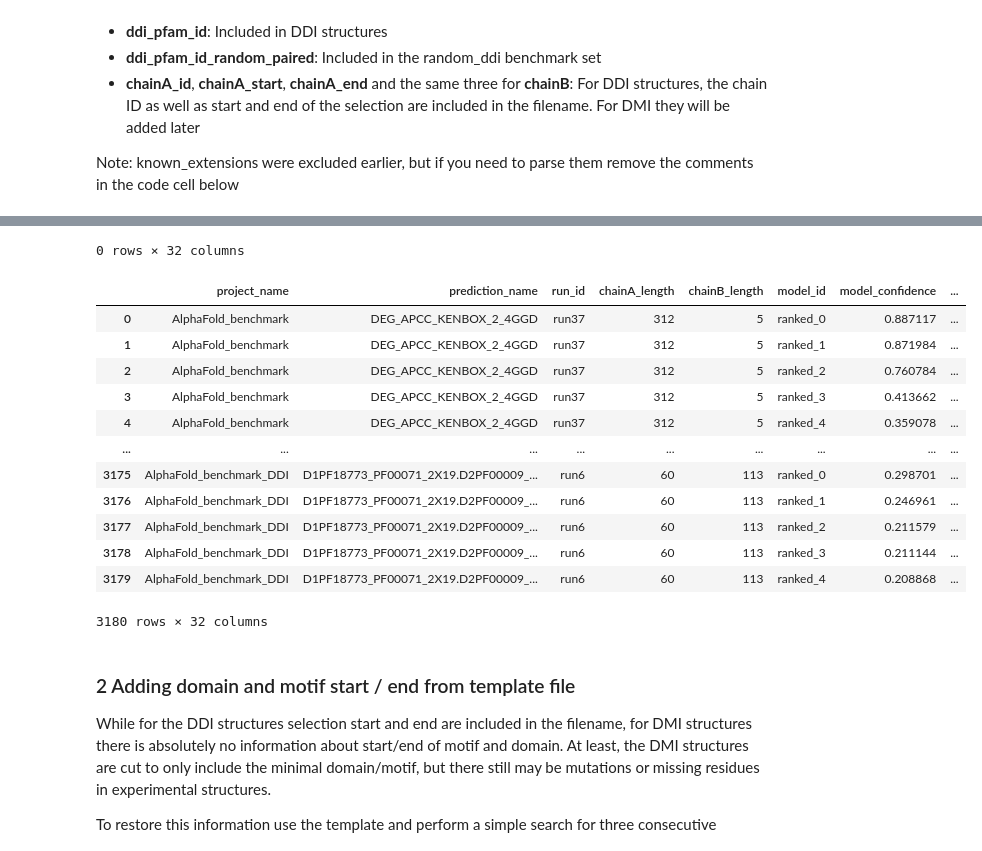
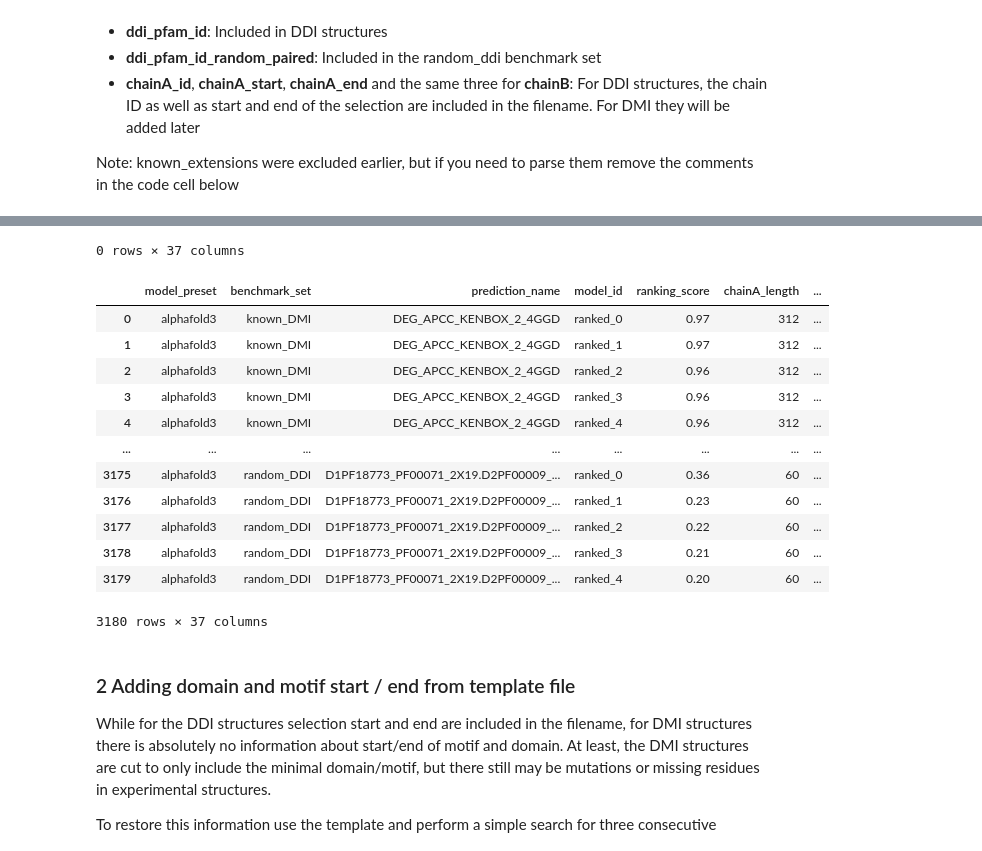
Before and after one commit to andreasmz/bachelorthesis, a Jupyter notebook: src/parsing AF output.ipynb, the cells around one changed output, grey strips where cells are left out. Saved outputs shown, nothing was run; the diff lists cells and outputs as text; code cells hidden in the pictures.

```diff
--- a/src/parsing AF output.ipynb
+++ b/src/parsing AF output.ipynb
@@ -41,10 +52,22 @@ class bcolors:
 # %%
 # Settings
 
+# Which AF output should be parsed
+af_mode: Literal["AF2", "AF3"] = "AF3"
+
 # Path to resource folder with the structures and metadata tables
 path_resources = Path(r"D:\Eigene Datein\dev\Uni\JGU Bio Bachelorthesis\Daten\resources")
-# Which AF output should be parsed
-af_mode: Literal["AF2", "AF3"] = "AF2"
+# Path to the Luck Drive folder (used for ipSAE metric to get the json file)
+path_AF_luck_drive = Path(r"L:\imb-luckgr2\projects\AlphaFold")
+if af_mode == "AF3":
+    path_AF_luck_drive = path_AF_luck_drive / "AlphaFold3"
 
+# Paths to the local folders
 path_AF = path_resources / af_mode
 path_solved = path_resources / "solved"
+
+# The path to the ipsae.py
+path_ipsae_script = Path("../code ressources/ipsae.py")
+
+# If set to true, load the previous dataframe
+load_previous = True
@@ -100,7 +190,7 @@ display(dataAF)
 # %%
 # Read in solved structure data
 
-dataSolved = pd.DataFrame(columns=["set", "PDB_id", "ddi_pfam_id", "path", "chainA_id", "chainB_id"])
+dataSolved = pd.DataFrame(columns=["set", "PDB_id", "DDI_pfam_id", "path", "chainA_id", "chainB_id"])
 
 # DMI
 for structure_file in [p for p in Path(path_solved / "DMI").iterdir() if p.is_file() and p.suffix == ".pdb"]:
@@ -113,7 +203,7 @@ for structure_file in [p for p in Path(path_solved / "DDI").iterdir() if p.is_fi
     pdb_id = structure_file.name.split("_")[2]
     chainA_id = structure_file.name.split("_")[3][0]
     chainB_id = structure_file.name.split("_")[3][1]
-    dataSolved.loc[len(dataSolved)] = {"set" : "DDI", "PDB_id": pdb_id, "ddi_pfam_id": ddi_pfam_id, "path": structure_file.relative_to(path_solved), "chainA_id": chainA_id, "chainB_id": chainB_id}
+    dataSolved.loc[len(dataSolved)] = {"set" : "DDI", "PDB_id": pdb_id, "DDI_pfam_id": ddi_pfam_id, "path": structure_file.relative_to(path_solved), "chainA_id": chainA_id, "chainB_id": chainB_id}
 
 display(dataSolved)
 # %% [output]
@@ -155,10 +245,10 @@ regex_ddi_random = r"^D1([^\W_]+_[^\W_]+)_(\w{4}).D2([^\W_]+_[^\W_]+)_(\w{4})$"
 
 dataAF["PDB_id"] = None
 dataAF["ELM_instance"] = None
-dataAF["ddi_pfam_id"] = None
+dataAF["DDI_pfam_id"] = None
 dataAF["PDB_id_random_paired"] = None
 dataAF["ELM_instance_random_paired"] = None
-dataAF["ddi_pfam_id_random_paired"] = None
+dataAF["DDI_pfam_id_random_paired"] = None
 dataAF["sequence_initial"] = None
 dataAF["sequence_mutated"] = None
 # known_extensions have not been run. Therefore exclude them here but keep the code for them
@@ -195,6 +285,14 @@ for i, row in dataAF.iterrows():
             sequence = r.groups()[2]
             sequence_f = r.groups()[3]
             chain1_letter, chain2_letter = "A", "B"
+
+            if af_mode == "AF3":
+                assert len(sequence) == len(sequence_f)
+                num_mutations = 0
+                for n in range(len(sequence)):
+                    if sequence[n] != sequence_f[n]:
+                        num_mutations += 1
+                dataAF.at[i, "num_mutations"] = num_mutations
     #elif benchmark_set == "known_extension":
     #    if (r := re.search(regex_known_extension_DMI, row["prediction_name"])) is not None and len(r.groups()) == 9:
     #        elm_instance = r.groups()[0]
@@ -223,7 +321,7 @@ for i, row in dataAF.iterrows():
             ddi_pfam_id_random_paired = r.groups()[2]
             pdb_id_2 = r.groups()[3]
     else:
-        raise RuntimeError(f"Regex failed on {row['pdb_id']}")
+        raise RuntimeError(f"Regex failed on {row['prediction_name']}")
 
     dataAF.at[i, "PDB_id"] =  pdb_id
     dataAF.at[i, "PDB_id_random_paired"] =  pdb_id_2
@@ -235,23 +333,23 @@ for i, row in dataAF.iterrows():
     #dataAF.at[i, "known_extension_domain"] =  known_extensionD
     dataAF.at[i, "chainA_id"] =  chain1_letter
     dataAF.at[i, "chainB_id"] =  chain2_letter
-    dataAF.at[i, "ddi_pfam_id"] =  ddi_pfam_id
-    dataAF.at[i, "ddi_pfam_id_random_paired"] =  ddi_pfam_id_random_paired
-    dataAF.at[i, "chainA_start"] =  c1_start
-    dataAF.at[i, "chainA_end"] =  c1_end
-    dataAF.at[i, "chainB_start"] =  c2_start
-    dataAF.at[i, "chainB_end"] =  c2_end
+    dataAF.at[i, "DDI_pfam_id"] =  ddi_pfam_id
+    dataAF.at[i, "DDI_pfam_id_random_paired"] =  ddi_pfam_id_random_paired
+    dataAF.at[i, "chainA_start"] =  int(c1_start)
+    dataAF.at[i, "chainA_end"] =  int(c1_end)
+    dataAF.at[i, "chainB_start"] =  int(c2_start)
+    dataAF.at[i, "chainB_end"] =  int(c2_end)
 
 # The chain ids as well as start and end residues for the random DDI can be obtained from the known DDI
 for i, row in dataAF[dataAF["benchmark_set"] == "random_DDI"].iterrows():
     prediction_name = row["prediction_name"]
     pdb_id, pdb_id_2 = row["PDB_id"], row["PDB_id_random_paired"]
-    ddi_pfam_id, ddi_pfam_id_2 = row["ddi_pfam_id"], row["ddi_pfam_id_random_paired"]
+    ddi_pfam_id, ddi_pfam_id_2 = row["DDI_pfam_id"], row["DDI_pfam_id_random_paired"]
 
-    if len(list((_row1 := dataAF[np.logical_and(dataAF["benchmark_set"] == "known_DDI", np.logical_and(dataAF["PDB_id"] == pdb_id, dataAF["ddi_pfam_id"] == ddi_pfam_id))])["chainA_id"])) == 0:
+    if len(list((_row1 := dataAF[np.logical_and(dataAF["benchmark_set"] == "known_DDI", np.logical_and(dataAF["PDB_id"] == pdb_id, dataAF["DDI_pfam_id"] == ddi_pfam_id))])["chainA_id"])) == 0:
         print(f"Can't find {pdb_id} from {prediction_name} (random_ddi, chain A) in the known_DDI set")
         continue
-    if len(list((_row2 := dataAF[np.logical_and(dataAF["benchmark_set"] == "known_DDI", np.logical_and(dataAF["PDB_id"] == pdb_id_2, dataAF["ddi_pfam_id"] == ddi_pfam_id_2))])["chainB_id"])) == 0:
+    if len(list((_row2 := dataAF[np.logical_and(dataAF["benchmark_set"] == "known_DDI", np.logical_and(dataAF["PDB_id"] == pdb_id_2, dataAF["DDI_pfam_id"] == ddi_pfam_id_2))])["chainB_id"])) == 0:
         print(f"Can't find {pdb_id_2} from {prediction_name} (random_ddi, chain B) in the known_DDI set")
         continue
     dataAF.at[i, "chainA_id"] = list(_row1["chainA_id"])[0]
@@ -285,17 +383,17 @@ Can't find 5OOL from D1PF14978_PF00327_5OOL.D2PF15985_PF10175_6D6Q (random_ddi,
-0 rows × 32 columns
+0 rows × 37 columns
-|  | project_name | prediction_name | run_id | chainA_length | chainB_length | model_id | model_confidence | ... |
-| 0 | AlphaFold_benchmark | DEG_APCC_KENBOX_2_4GGD | run37 | 312 | 5 | ranked_0 | 0.887117 | ... |
-| 1 | AlphaFold_benchmark | DEG_APCC_KENBOX_2_4GGD | run37 | 312 | 5 | ranked_1 | 0.871984 | ... |
-| 2 | AlphaFold_benchmark | DEG_APCC_KENBOX_2_4GGD | run37 | 312 | 5 | ranked_2 | 0.760784 | ... |
-| 3 | AlphaFold_benchmark | DEG_APCC_KENBOX_2_4GGD | run37 | 312 | 5 | ranked_3 | 0.413662 | ... |
-| 4 | AlphaFold_benchmark | DEG_APCC_KENBOX_2_4GGD | run37 | 312 | 5 | ranked_4 | 0.359078 | ... |
-| ... | ... | ... | ... | ... | ... | ... | ... | ... |
-| 3175 | AlphaFold_benchmark_DDI | D1PF18773_PF00071_2X19.D2PF00009_... | run6 | 60 | 113 | ranked_0 | 0.298701 | ... |
-| 3176 | AlphaFold_benchmark_DDI | D1PF18773_PF00071_2X19.D2PF00009_... | run6 | 60 | 113 | ranked_1 | 0.246961 | ... |
-| 3177 | AlphaFold_benchmark_DDI | D1PF18773_PF00071_2X19.D2PF00009_... | run6 | 60 | 113 | ranked_2 | 0.211579 | ... |
-| 3178 | AlphaFold_benchmark_DDI | D1PF18773_PF00071_2X19.D2PF00009_... | run6 | 60 | 113 | ranked_3 | 0.211144 | ... |
-| 3179 | AlphaFold_benchmark_DDI | D1PF18773_PF00071_2X19.D2PF00009_... | run6 | 60 | 113 | ranked_4 | 0.208868 | ... |
+|  | model_preset | benchmark_set | prediction_name | model_id | ranking_score | chainA_length | ... |
+| 0 | alphafold3 | known_DMI | DEG_APCC_KENBOX_2_4GGD | ranked_0 | 0.97 | 312 | ... |
+| 1 | alphafold3 | known_DMI | DEG_APCC_KENBOX_2_4GGD | ranked_1 | 0.97 | 312 | ... |
+| 2 | alphafold3 | known_DMI | DEG_APCC_KENBOX_2_4GGD | ranked_2 | 0.96 | 312 | ... |
+| 3 | alphafold3 | known_DMI | DEG_APCC_KENBOX_2_4GGD | ranked_3 | 0.96 | 312 | ... |
+| 4 | alphafold3 | known_DMI | DEG_APCC_KENBOX_2_4GGD | ranked_4 | 0.96 | 312 | ... |
+| ... | ... | ... | ... | ... | ... | ... | ... |
+| 3175 | alphafold3 | random_DDI | D1PF18773_PF00071_2X19.D2PF00009_... | ranked_0 | 0.36 | 60 | ... |
+| 3176 | alphafold3 | random_DDI | D1PF18773_PF00071_2X19.D2PF00009_... | ranked_1 | 0.23 | 60 | ... |
+| 3177 | alphafold3 | random_DDI | D1PF18773_PF00071_2X19.D2PF00009_... | ranked_2 | 0.22 | 60 | ... |
+| 3178 | alphafold3 | random_DDI | D1PF18773_PF00071_2X19.D2PF00009_... | ranked_3 | 0.21 | 60 | ... |
+| 3179 | alphafold3 | random_DDI | D1PF18773_PF00071_2X19.D2PF00009_... | ranked_4 | 0.20 | 60 | ... |
-3180 rows × 32 columns
+3180 rows × 37 columns
 # %% [markdown]
 ### 2 Adding domain and motif start / end from template file
 While for the DDI structures selection start and end are included in the filename, for DMI structures there is absolutely no information about start/end of motif and domain. At least, the DMI structures are cut to only include the minimal domain/motif, but there still may be mutations or missing residues in experimental structures.
```
Also changed, not shown: parts of 22 cells of this notebook, 15 other files.
